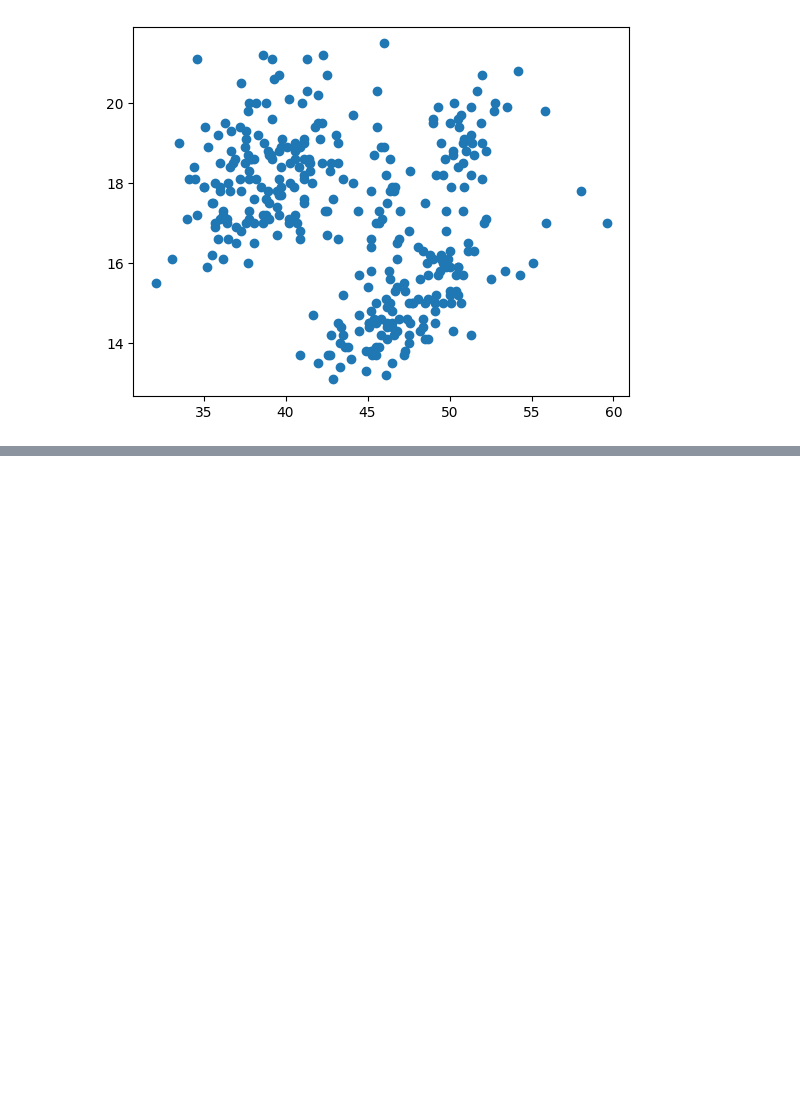
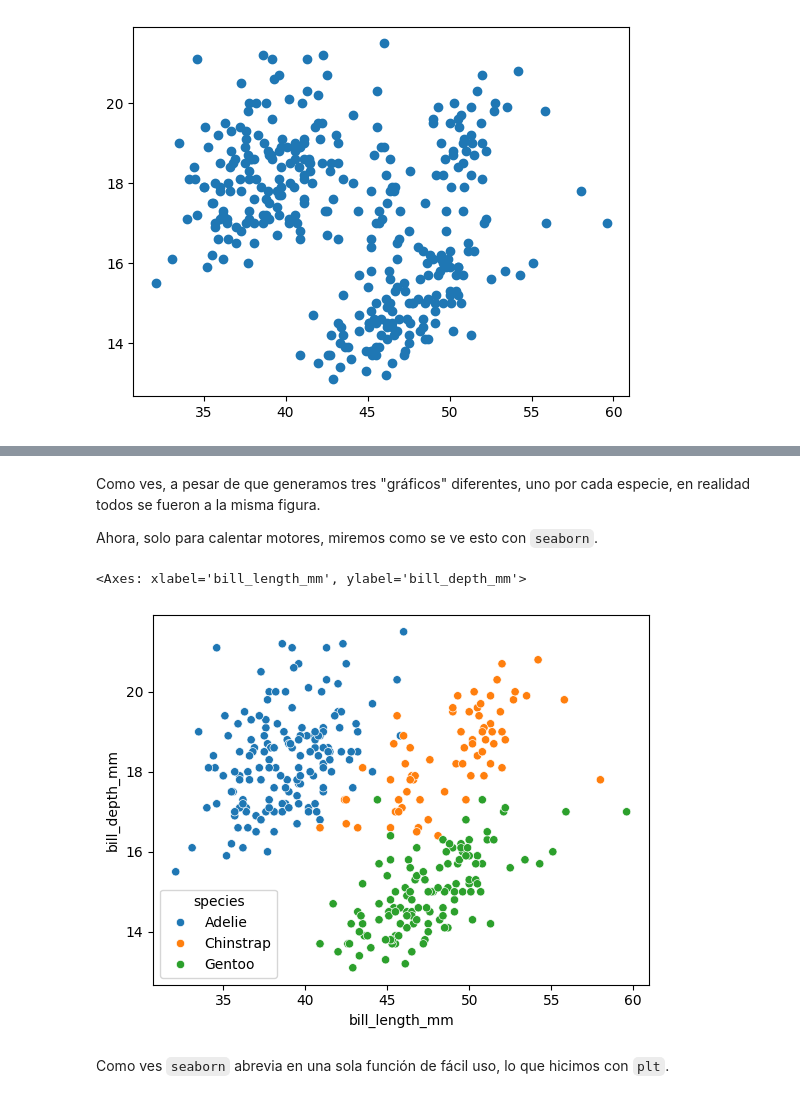
Before and after one commit to chrisdewa/curso_python, a Jupyter notebook: docs_raw/unidad-4/tema-17-visualizaciones.ipynb, the cells around one changed output, grey strips where cells are left out. Cells and saved outputs as stored; diff of their text form; code cells hidden in the pictures; blank space fills up the shorter version.

```diff
--- a/docs_raw/unidad-4/tema-17-visualizaciones.ipynb
+++ b/docs_raw/unidad-4/tema-17-visualizaciones.ipynb
@@ -51,0 +105,16 @@ Podemos ver nuevamente los conglomerados, vamos a colorearlos, pero primero veam
+# %% [markdown]
+Como ves, a pesar de que generamos tres "gráficos" diferentes, uno por cada especie, en realidad todos se fueron a la misma figura.
+
+Ahora, solo para calentar motores, miremos como se ve esto con `seaborn`.
+# %%
+sns.scatterplot(
+    data=df, # todos los datos
+    x='bill_length_mm', # solo el nombre, no los datos
+    y='bill_depth_mm', # igual
+    hue='species' # columna para separar colores
+)
+# %% [output]
+<Axes: xlabel='bill_length_mm', ylabel='bill_depth_mm'>
+[figure, added]
+# %% [markdown]
+Como ves `seaborn` abrevia en una sola función de fácil uso, lo que hicimos con `plt`.
```
Also changed, not shown: parts of 6 cells of this notebook.
